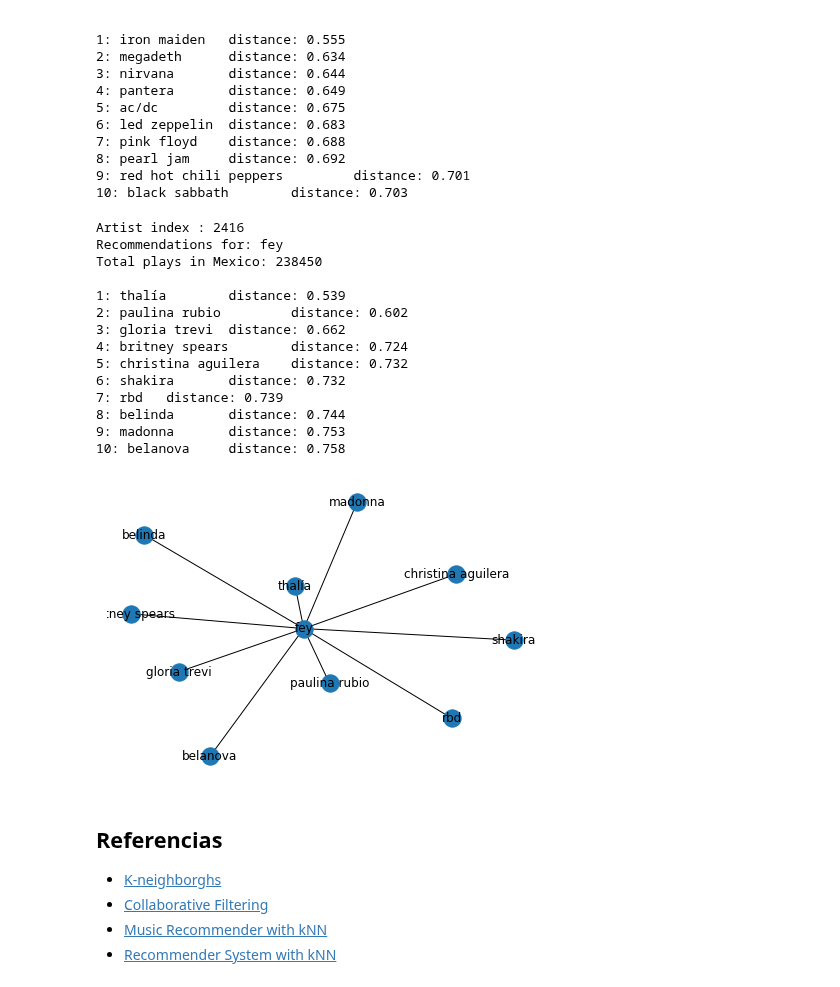
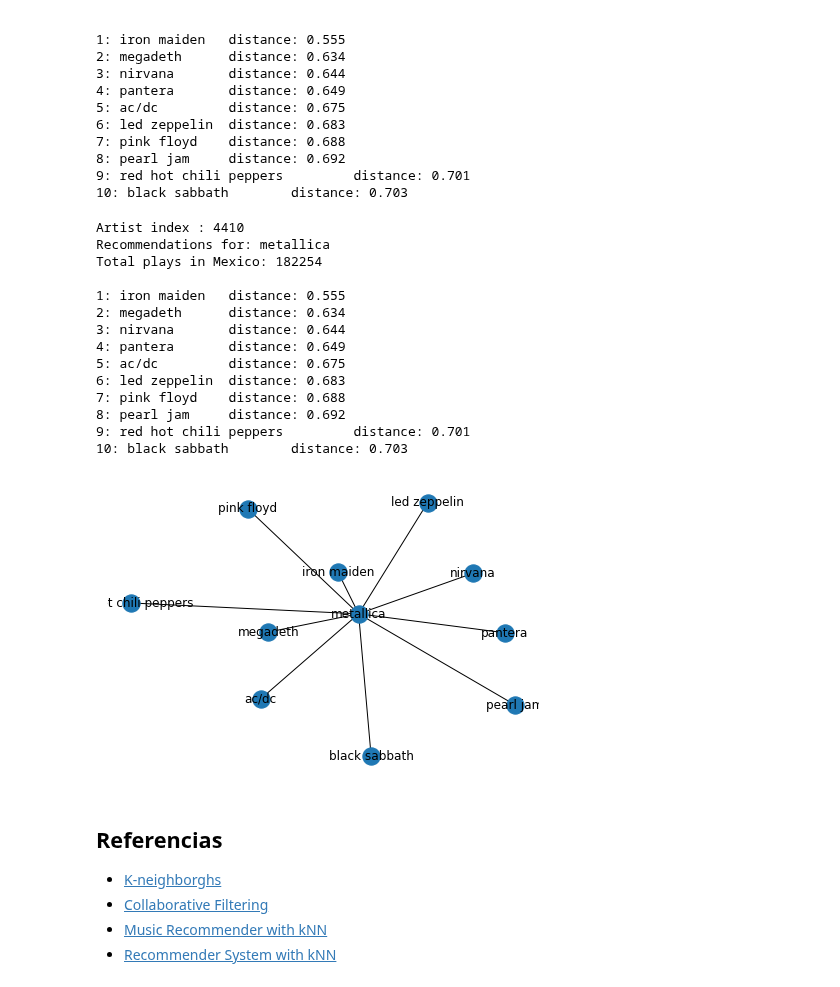
Before and after one commit to carlosgeovany/MachineLearning, a Jupyter notebook: Recommender.ipynb, the cells around one changed output. Cells and saved outputs as stored; diff of their text form; code cells hidden in the pictures.

```diff
--- a/Recommender.ipynb
+++ b/Recommender.ipynb
@@ -428,23 +438,23 @@ def artist_recommendations(artist, k):
         print(f'{artist} not found in Mexico list')
 # %%
 ##podemos buscar recomendaciones para un artista por su nombre
-artist_recommendations('fey', k = 10)
+artist_recommendations('metallica', k = 10)
 # %% [output]
-Artist index : 2416
-Recommendations for: fey
-Total plays in Mexico: 238450
+Artist index : 4410
+Recommendations for: metallica
+Total plays in Mexico: 182254
 
-1: thalía        distance: 0.539
-2: paulina rubio         distance: 0.602
-3: gloria trevi  distance: 0.662
-4: britney spears        distance: 0.724
-5: christina aguilera    distance: 0.732
-6: shakira       distance: 0.732
-7: rbd   distance: 0.739
-8: belinda       distance: 0.744
-9: madonna       distance: 0.753
-10: belanova     distance: 0.758
+1: iron maiden   distance: 0.555
+2: megadeth      distance: 0.634
+3: nirvana       distance: 0.644
+4: pantera       distance: 0.649
+5: ac/dc         distance: 0.675
+6: led zeppelin  distance: 0.683
+7: pink floyd    distance: 0.688
+8: pearl jam     distance: 0.692
+9: red hot chili peppers         distance: 0.701
+10: black sabbath        distance: 0.703
-[figure, old version]
+[figure, new version]
 # %% [markdown]
 ## Referencias
 
```
Also changed, not shown: parts of 7 cells of this notebook.
